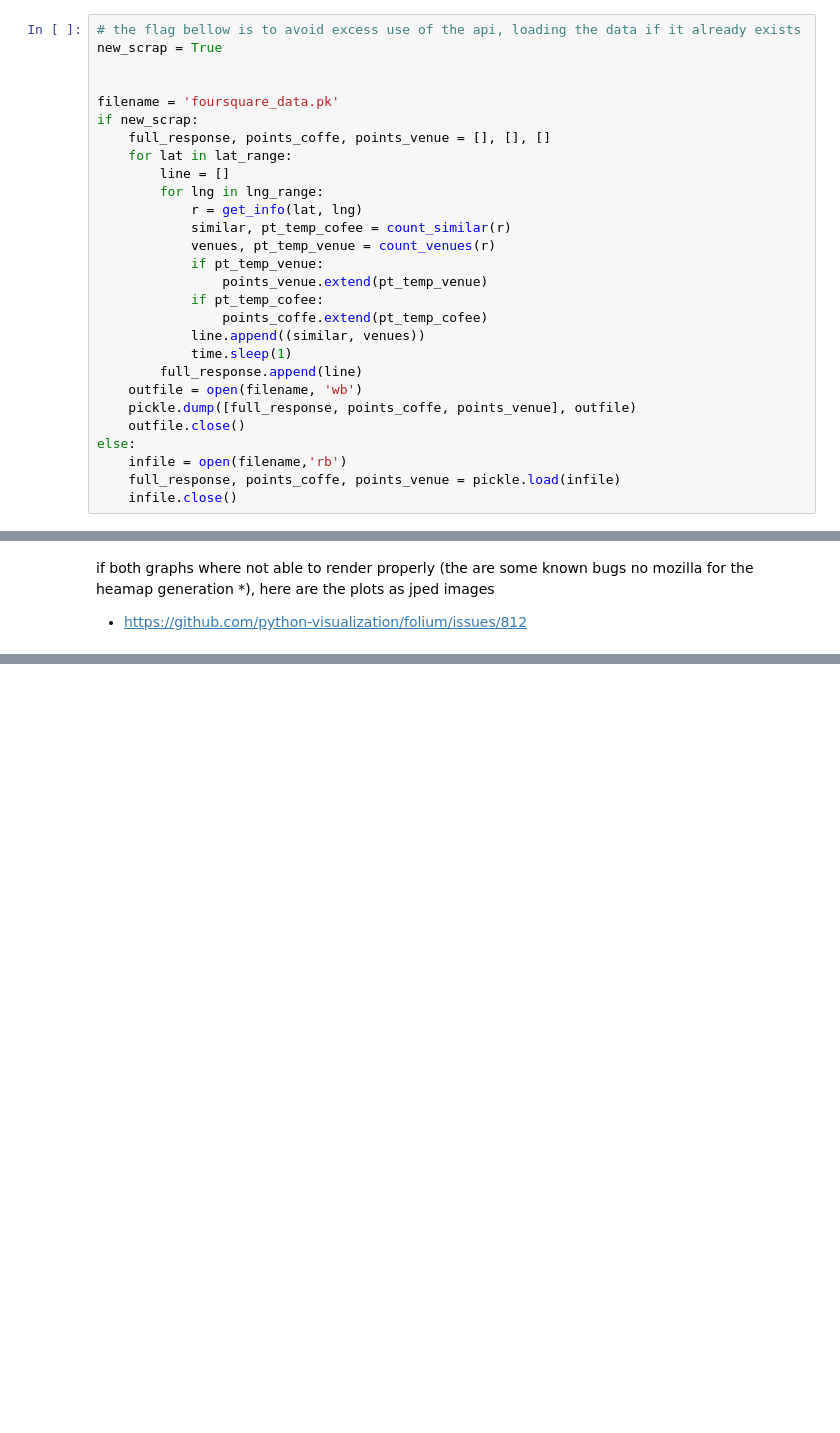
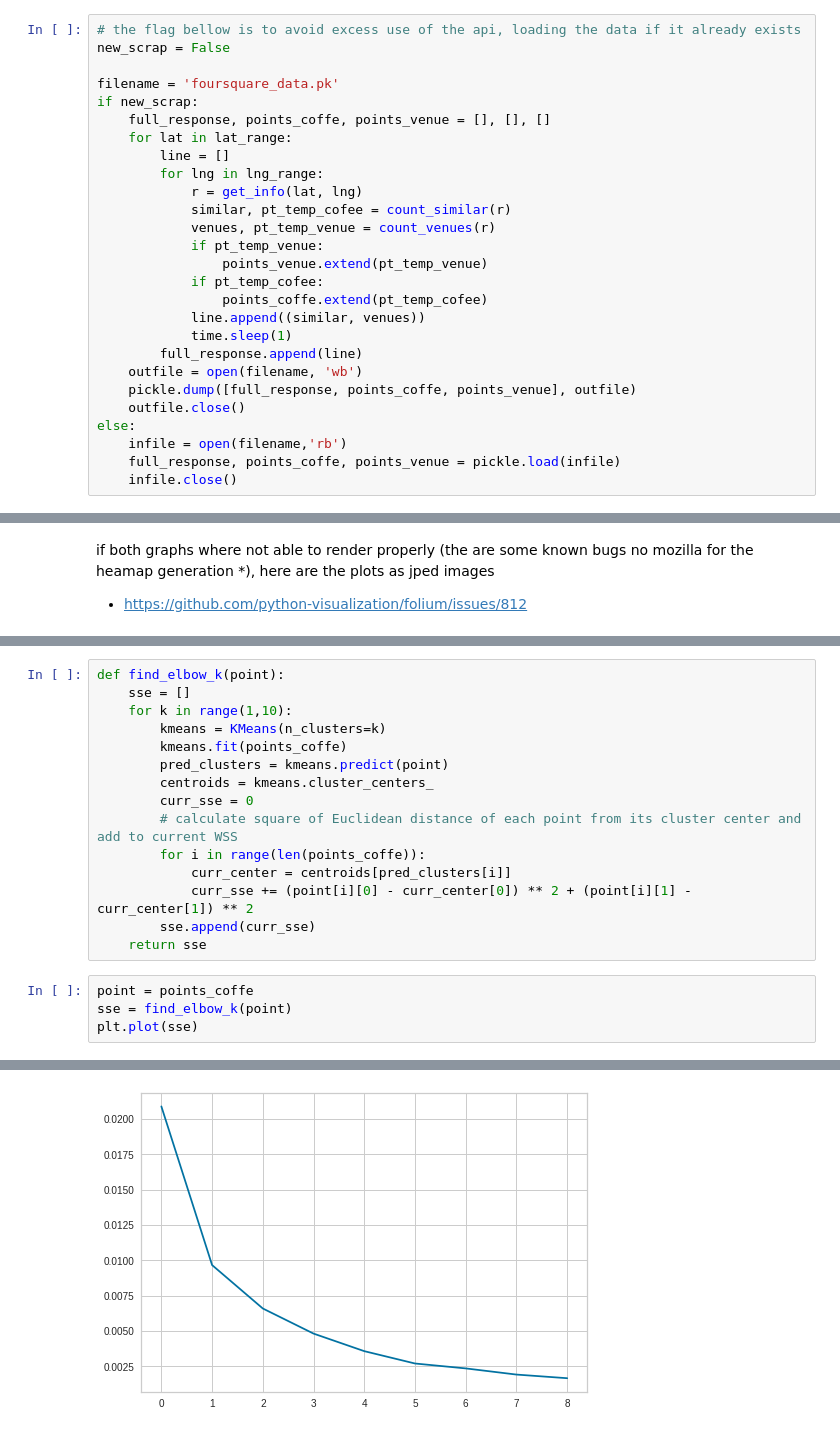
Before and after one commit to Atzingen/Coursera_Capstone, a Jupyter notebook: Project Capstone.ipynb, the cells around one changed output, grey strips where cells are left out. Saved outputs shown, nothing was run; the diff lists cells and outputs as text; blank space fills up the shorter version.

```diff
--- a/Project Capstone.ipynb
+++ b/Project Capstone.ipynb
@@ -173,8 +176,7 @@ number of venues in the center of the city: (109, [[-22.727424355059128, -47.648
 Now, we will search in all the opoints in the map
 # %%
 # the flag bellow is to avoid excess use of the api, loading the data if it already exists
-new_scrap = True
-
+new_scrap = False
 
 filename = 'foursquare_data.pk'
 if new_scrap:
@@ -337,0 +265,20 @@ FileNotFoundError: [Errno 2] No such file or directory: 'test.png'
+# %%
+def find_elbow_k(point):
+    sse = []
+    for k in range(1,10):
+        kmeans = KMeans(n_clusters=k)
+        kmeans.fit(points_coffe)
+        pred_clusters = kmeans.predict(point)
+        centroids = kmeans.cluster_centers_
+        curr_sse = 0
+        # calculate square of Euclidean distance of each point from its cluster center and add to current WSS
+        for i in range(len(points_coffe)):
+            curr_center = centroids[pred_clusters[i]]
+            curr_sse += (point[i][0] - curr_center[0]) ** 2 + (point[i][1] - curr_center[1]) ** 2
+        sse.append(curr_sse)
+    return sse
+# %%
+point = points_coffe
+sse = find_elbow_k(point)
+plt.plot(sse)
+# %% [output]
@@ -337,0 +286 @@ FileNotFoundError: [Errno 2] No such file or directory: 'test.png'
+[figure, added]
```
Also changed, not shown: parts of 22 cells of this notebook.
